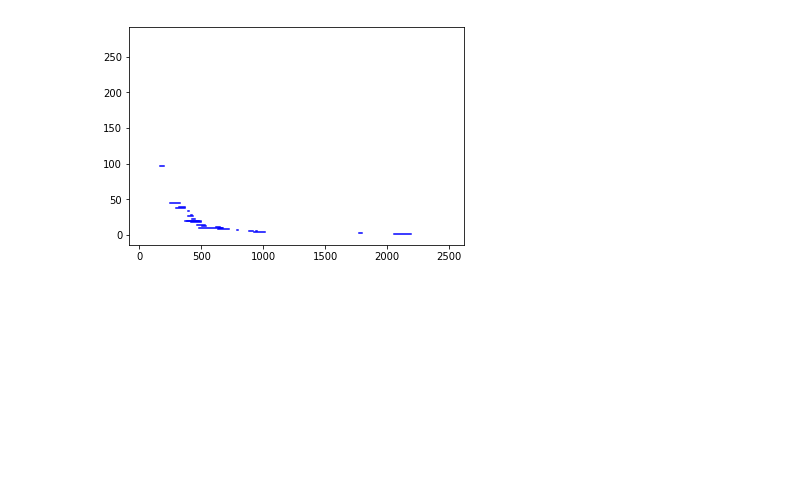
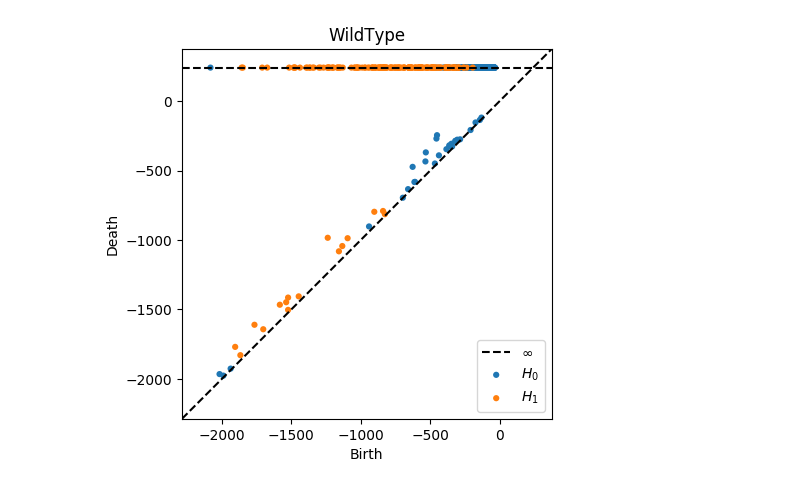
Before and after one commit to lewis-m/erk-kinetics-tda, a Jupyter notebook: KernelEstimation.ipynb, the cells around one changed output. Drawn from its saved outputs; the diff is of its cells as text; code cells hidden in the pictures; blank space fills up the shorter version.

```diff
--- a/KernelEstimation.ipynb
+++ b/KernelEstimation.ipynb
@@ -195,9 +171,14 @@ import math
 import statistics
 from statsmodels.nonparametric.kernel_density import KDEMultivariate
 
+from ripser import ripser
+from persim import plot_diagrams, bottleneck, images, sliced_wasserstein
+import matplotlib.pyplot as plt
+
+
 
 def build_filtration(X, r, kernel):
-  #est = f_estimate(X, r, kernel)
+
   est = KDEMultivariate(data=[np.array(X[:,0]),
                               np.array(X[:,1]),
                               np.array(X[:,2])],
@@ -212,8 +193,6 @@ def build_filtration(X, r, kernel):
   for i in range(len(X)):
     data_points.update({i : est.pdf(X[i])})
 
-  print(data_points)
-
   for simplex in filt:
     min_val = 1000000
     for vertex in simplex:
@@ -223,12 +202,12 @@ def build_filtration(X, r, kernel):
       if new_val < min_val:
         min_val = new_val
 
-    simplex.data = min_val
+    simplex.data = -min_val
 
-  filt.sort(reverse = True)
+  filt.sort()
 
 
-  return filt
+  return filt, est
 
 
 def gaussian_kernel(x, y ,z):
@@ -243,6 +222,26 @@ def triangular_kernel(x, y, z):
     return 0
   else:
     return 1 - norm/((math.pi/3)**(1./3))
+
+def bottleneck_distance(dgm1, dgm2):
+  dim = len(dgm1)
+
+  distance = []
+
+  for i in range(dim):
+    distance.append(bottleneck(dgm1[i], dgm2[i]))
+
+  return distance
+
+def wasserstein_distance(dgm1, dgm2):
+  dim = len(dgm1)
+
+  distance = []
+
+  for i in range(dim):
+    distance.append(sliced_wasserstein(dgm1[i], dgm2[i], 20))
+
+  return distance
 
 
 
@@ -263,37 +262,58 @@ for i in range(len(y_type)):
   total_bayes_data.append(bayes_data)
 """
 
-all_dgms_0 = []
-all_dgms_1 = []
-all_dgms_2 = []
-
+all_dgms = []
+all_kdes = []
 
 for i in range(len(y_type)):
   print(y_type[i])
-  filt = build_filtration(total_bayes_data[i], 0.005, gaussian_kernel)
-  #filt2 = build_filtration(total_bayes_data[i], 0.005, gaussian_kernel)
-  #filt3 = build_filtration(total_bayes_data[i], 0.001, gaussian_kernel)
+  filt, kde = build_filtration(total_bayes_data[i], 0.005, gaussian_kernel)
+
+  all_kdes.append(kde)
 
   hom = d.homology_persistence(filt)
 
   dgms = d.init_diagrams(hom, filt)
 
-  all_dgms_0.append(dgms[0])
-  all_dgms_1.append(dgms[1])
-  all_dgms_2.append(dgms[2])
 
-  d.plot.plot_bars(dgms[0], show = True)
+  #d.plot.plot_bars(dgms[0], show = True)
 
-  print(dgms[1])
-  d.plot.plot_bars(dgms[1], show = True)
+  rp_dgm_0 = []
 
-  print(dgms[2])
-  d.plot.plot_bars(dgms[2], show = True)
+  for point in dgms[0]:
+    rp_dgm_0.append((point.birth, point.death))
+
+  rp_dgm_0 = np.array(rp_dgm_0)
+
+  rp_dgm_1 = []
+
+  for point in dgms[1]:
+    rp_dgm_1.append((point.birth, point.death))
+
+  rp_dgm_1 = np.array(rp_dgm_1)
+
+  #d.plot.plot_bars(dgms[1], show = True)
+
+  rp_dgm_2 = []
+
+  for point in dgms[2]:
+    rp_dgm_2.append((point.birth, point.death))
+
+  rp_dgm_2 = np.array(rp_dgm_2)
+
+  rp_dgm = list([rp_dgm_0, rp_dgm_1])
+
+  plot_diagrams(rp_dgm, title=y_type[i])
+  plt.show()
+
+  all_dgms.append(rp_dgm)
 
 
 for i in range(3):
   for j in range(i + 1, 4):
-    print(d.bottleneck_distance(all_dgms_0[i], all_dgms_0[j]))
-    print(d.bottleneck_distance(all_dgms_1[i], all_dgms_1[j]))
-    print(d.bottleneck_distance(all_dgms_2[i], all_dgms_2[j]))
+    print('Bottleneck distance of PDs of %s and %s:' % (y_type[i], y_type[j]))
+    print(bottleneck_distance(all_dgms[i], all_dgms[j]))
+    #print('2-Wasserstein distance of PDs of %s and %s:' % (y_type[i], y_type[j]))
+    #print(wasserstein_distance(all_dgms[i], all_dgms[j]))
+    print('')
 # %% [output]
@@ -307 +375 @@ sorting done
-[figure, old version]
+[figure, new version]
```
Also changed, not shown: parts of 8 cells of this notebook.
